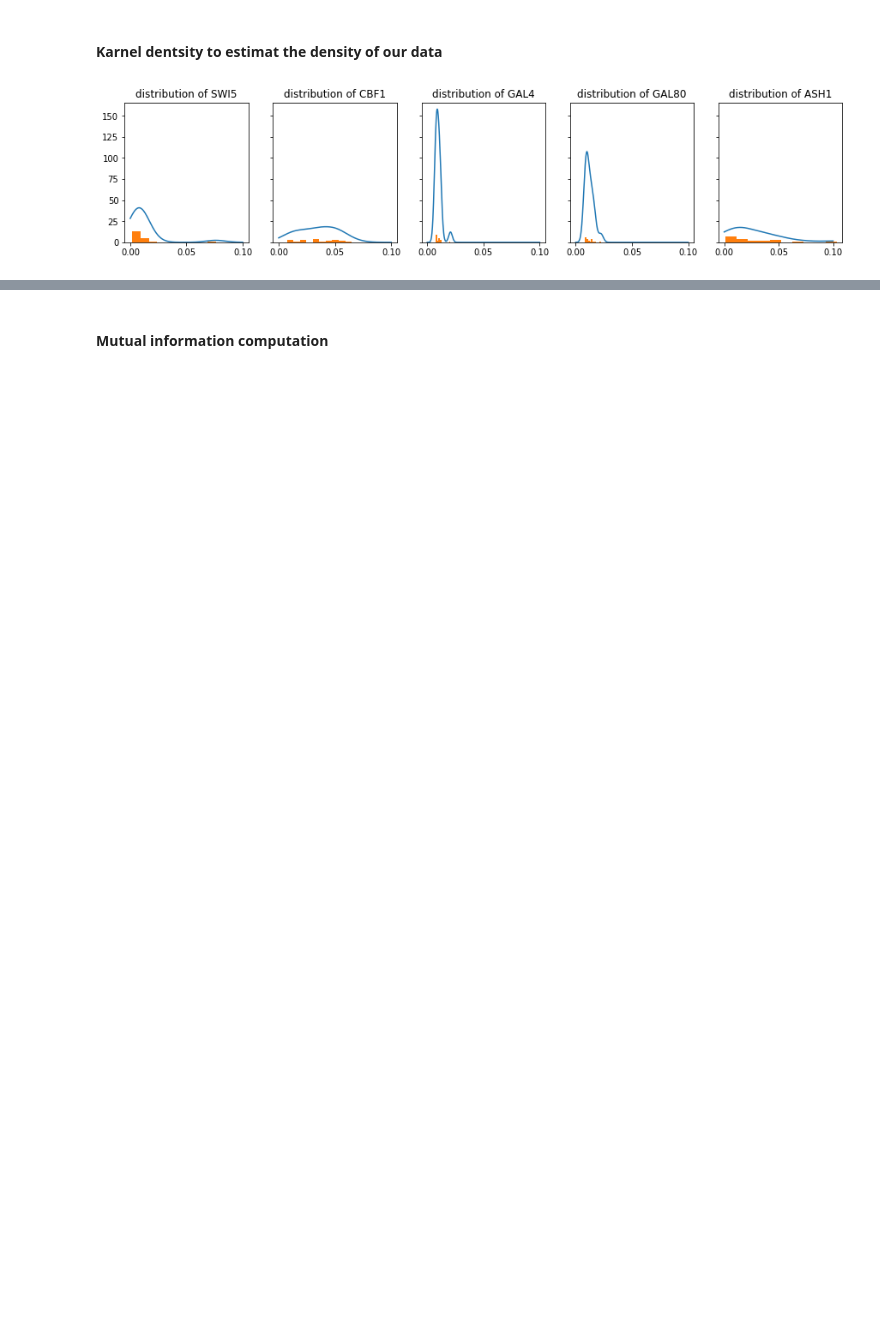
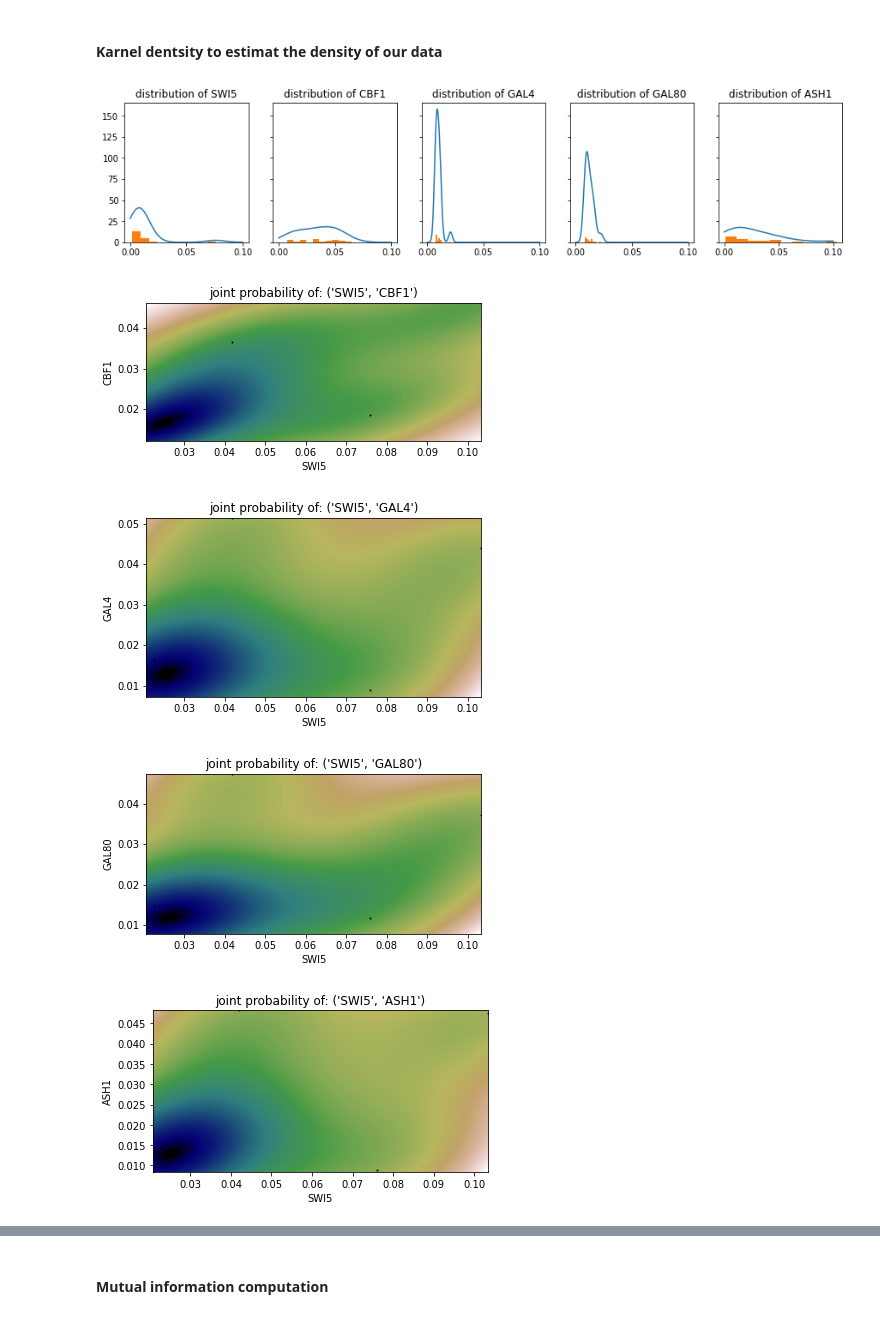
Before and after one commit to maud73/Gene_Regulatory_NW_id, a Jupyter notebook: main.ipynb, the cells around one changed output, grey strips where cells are left out. Saved outputs shown, nothing was run; the diff lists cells and outputs as text; code cells hidden in the pictures; blank space fills up the shorter version.

```diff
--- a/main.ipynb
+++ b/main.ipynb
@@ -70,3 +73,55 @@ for i in range(Y_data.shape[1]) : #for each genes
     bw.append(scipy_karnel.factor * np.std(Y_data[:,i]))
 # %% [output]
 [figure]
+# %%
+#for the joint density : we apply the algorithm by considering the varriable (X,Y)
+#with the features X and Y for each paires of data
+
+index_name =[]
+index = []
+data_joint = []
+
+for i in range(0,5) :
+    for j in range(i+1,5):
+        index_name.append(((data.columns[1:])[i],(data.columns[1:])[j]))
+        index.append((i+1,j+1))
+        data_joint.append([Y_data[i,:], Y_data[j,:]])
+# %%
+joint_densities = []
+count =0
+
+for d in data_joint : #for each pairs
+
+    #define the max and min of the distribution
+    xmin = d[0].min()
+    xmax = d[0].max()
+    ymin = d[1].min()
+    ymax = d[1].max()
+
+    #estimate the ditribution
+    X, Y = np.mgrid[xmin:xmax:100j, ymin:ymax:100j]
+    positions = np.vstack([X.ravel(), Y.ravel()])
+    values = np.vstack([d[0], d[1]])
+    kernel = gaussian_kde(values)
+
+    #save the density
+    joint_densities.append(kernel)
+
+    Z = np.reshape(kernel(positions).T, X.shape)
+
+    #plot
+    fig, ax = plt.subplots()
+    ax.imshow(np.rot90(Z), cmap=plt.cm.gist_earth_r,extent=[xmin, xmax, ymin, ymax])
+    ax.plot(d[0], d[1], 'k.', markersize=2)
+    ax.set_xlim([xmin, xmax])
+    ax.set_ylim([ymin, ymax])
+    ax.set_title(f'joint probability of: {index_name[count]}')
+    ax.set_xlabel((index_name[count])[0])
+    ax.set_ylabel((index_name[count])[1])
+    count += 1
+    plt.show()
+# %% [output]
+[figure, added]
+[figure, added]
+[figure, added]
+[figure, added]
```
Also changed, not shown: parts of 38 cells of this notebook.
